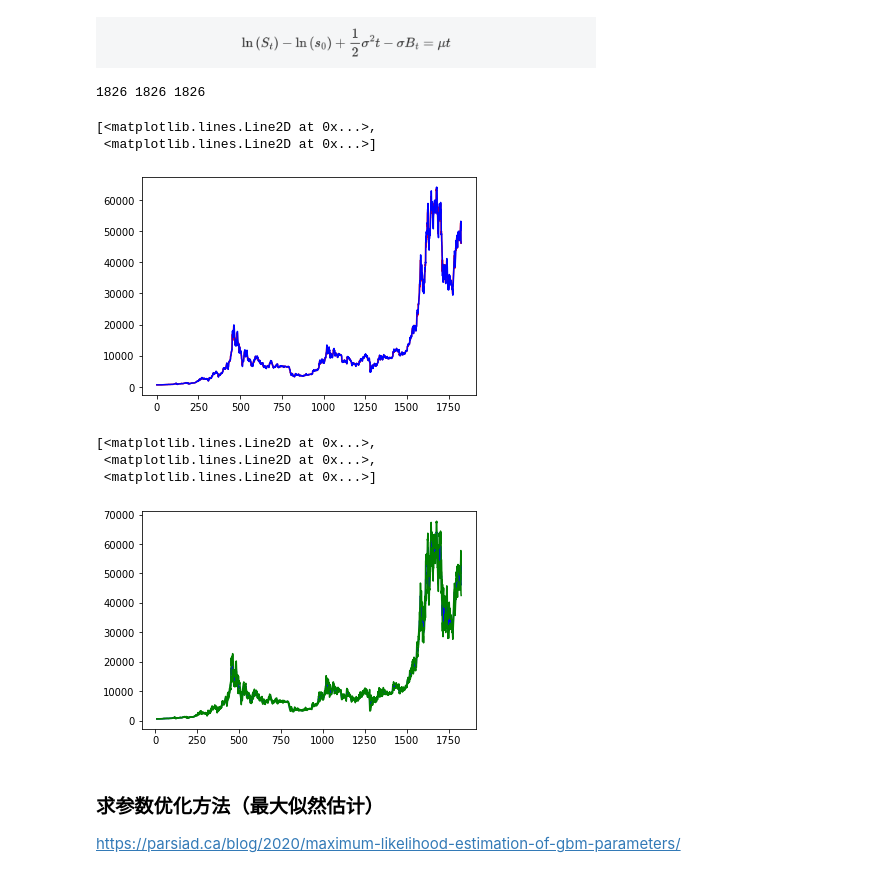
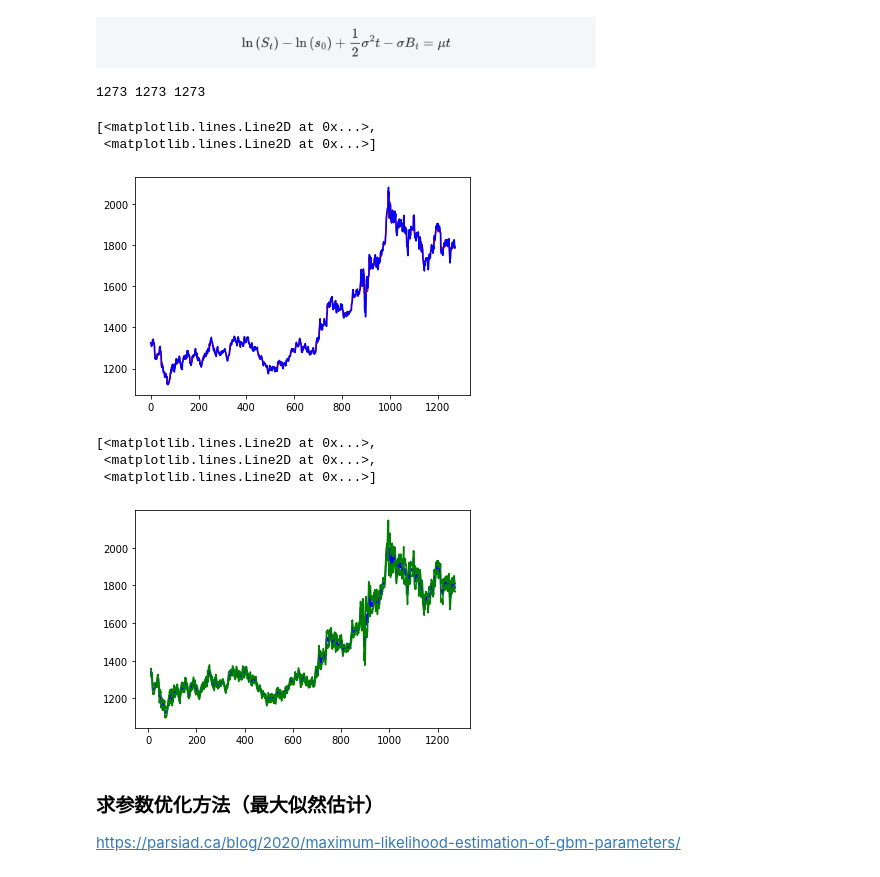
Before and after one commit to WilliamX1/mcm-2022, a Jupyter notebook: mcm-2022-prediction-model.ipynb, the cells around one changed output. Cells and saved outputs as stored; diff of their text form; code cells hidden in the pictures.

```diff
--- a/mcm-2022-prediction-model.ipynb
+++ b/mcm-2022-prediction-model.ipynb
@@ -141,15 +141,21 @@ from sklearn import linear_model
 '''
 whether gold or bitcoin: 1 for gold, 2 for bitcoin
 '''
-ch = 2
+ch = 1
 gold_or_bitcoin_data = gold_data['USD (PM)']
+gold_or_bitcoin_date = gold_data['date']
+gold_or_bitcoin_Date = gold_data['Date']
 
 filename = ''
 if ch == 1:
     gold_or_bitcoin_data = gold_data['USD (PM)']
+    gold_or_bitcoin_date = gold_data['date']
+    gold_or_bitcoin_Date = gold_data['Date']
     filename = 'gold'
 elif ch == 2:
     gold_or_bitcoin_data = bitcoin_data['Value']
+    gold_or_bitcoin_date = bitcoin_data['date']
+    gold_or_bitcoin_Date = bitcoin_data['Date']
     filename = 'bitcoin'
 
 step_interval = 10 # window size
@@ -182,6 +188,9 @@ for day in range(step_interval, gold_or_bitcoin_data_len):
 
         X.append([t])
         y.append(ln_St - ln_S0 + 0.5 * sigma2 * t - B_t * math.sqrt(sigma2))
+    '''
+    linear regression
+    '''
     clf = linear_model.LinearRegression()
     clf.fit(X, y)
 
@@ -195,35 +204,35 @@ for day in range(step_interval, gold_or_bitcoin_data_len):
 
     # mu
     mu = clf.coef_[0]
     gold_or_bitcoin_data_mu_list.append(mu)
 
     # R
     R = math.exp(mu) - 1
     R_list.append(R)
 
     # next_St_mean
     next_St_mean = gold_or_bitcoin_data[day - 1] * np.vectorize(math.exp)(mu * np.linspace(1, next_prediction_interval, num=next_prediction_interval))
     next_St_mean_list.append(next_St_mean.tolist())
     gold_or_bitcoin_data_predict_value_list.append([next_St_mean[0]])
 
     # next_St_variance
     next_St_variance = [math.pow(gold_or_bitcoin_data[day - 1], 2) * math.exp(2 * mu) * (math.exp(sigma2) - 1)]
     for i in range(day + 1, day + next_prediction_interval):
         next_St_variance.append(math.pow(next_St_variance[i - day - 1], 2) * math.exp(2 * mu) * (math.exp(sigma2) - 1))
     next_St_variance_list.append(next_St_variance)
 
 X = np.linspace(0, gold_or_bitcoin_data_len - 1, num=gold_or_bitcoin_data_len).tolist()
 y = gold_or_bitcoin_data.tolist()
 y_pred = gold_or_bitcoin_data_predict_value_list
 
 print(len(X), len(y), len(y_pred))
 
 plt.plot(X, y, 'r-', X, y_pred, 'b-')
 # %% [output]
-1826 1826 1826
+1273 1273 1273
 [<matplotlib.lines.Line2D at 0x...>,
  <matplotlib.lines.Line2D at 0x...>]
-[figure, old version]
+[figure, new version]
 # %%
 # 绘制 5 % 和 95 % 的误差图
 
@@ -256,7 +265,7 @@ plt.plot(X, y_pred, 'b', X, neg_err_list, 'g', X, pos_err_list, 'g')
 [<matplotlib.lines.Line2D at 0x...>,
  <matplotlib.lines.Line2D at 0x...>,
  <matplotlib.lines.Line2D at 0x...>]
-[figure, old version]
+[figure, new version]
 # %%
 '''
 save .csv file mu-formula, sigma^2, E(S_t), D(S_t), 5 % for S_t, 95 % for S_t
```
Also changed, not shown: parts of 2 cells of this notebook.
